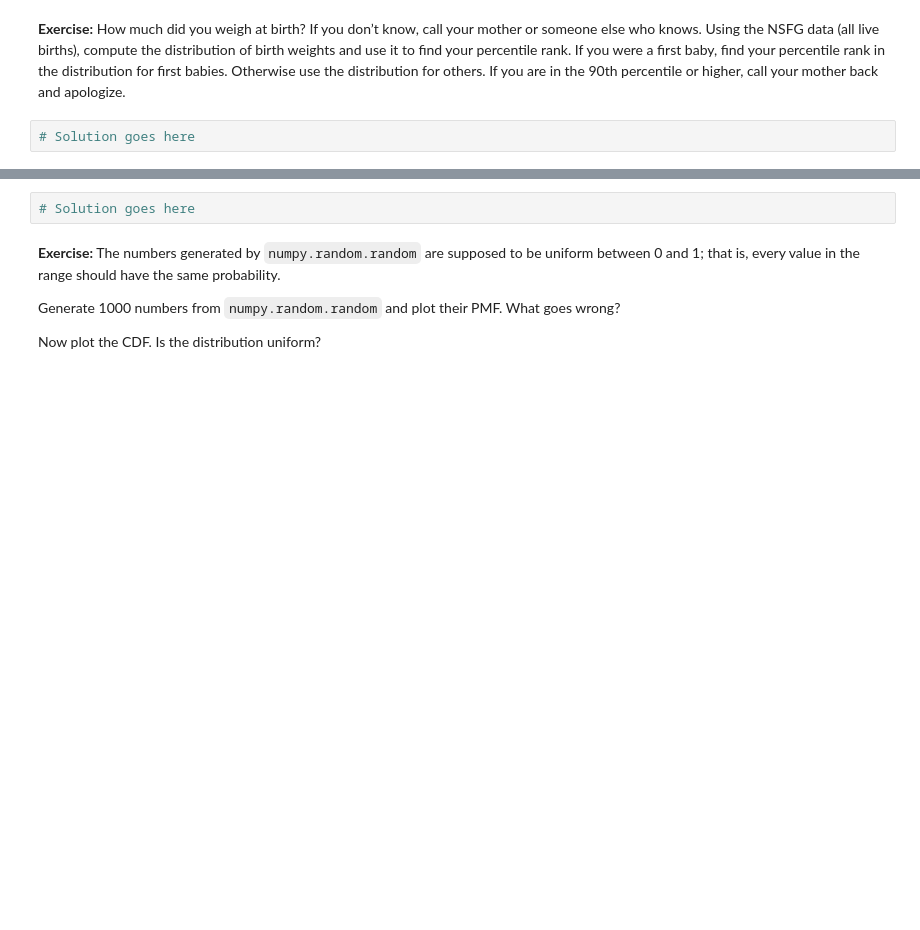
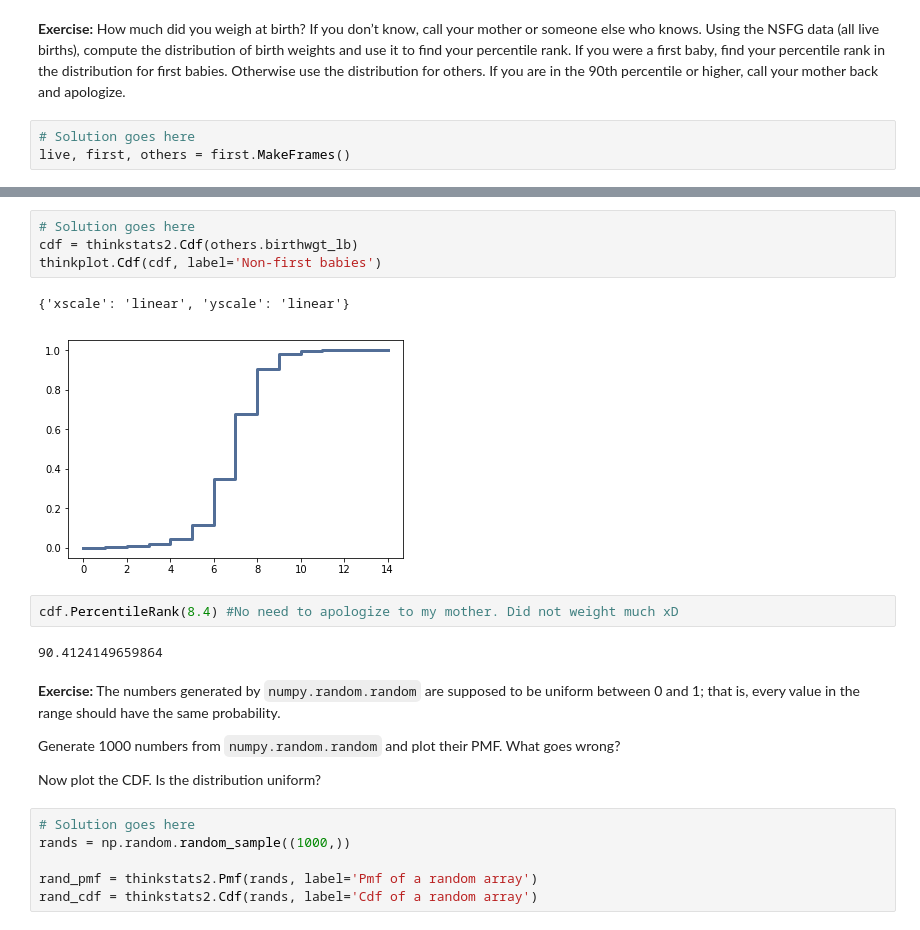
Before and after one commit to joaomarcoslds/ThinkStats2, a Jupyter notebook: code/chap04ex.ipynb, the cells around one changed output, grey strips where cells are left out. Cells and saved outputs as stored; diff of their text form; blank space fills up the shorter version.

```diff
--- a/code/chap04ex.ipynb
+++ b/code/chap04ex.ipynb
@@ -208,3 +208,4 @@ This confirms that the random sample has the same distribution as the original d
 **Exercise:** How much did you weigh at birth? If you don’t know, call your mother or someone else who knows. Using the NSFG data (all live births), compute the distribution of birth weights and use it to find your percentile rank. If you were a first baby, find your percentile rank in the distribution for first babies. Otherwise use the distribution for others. If you are in the 90th percentile or higher, call your mother back and apologize.
 # %%
 # Solution goes here
+live, first, others = first.MakeFrames()
@@ -211,10 +231,25 @@ This confirms that the random sample has the same distribution as the original d
-# %%
-# Solution goes here
+# %%
+# Solution goes here
+cdf = thinkstats2.Cdf(others.birthwgt_lb)
+thinkplot.Cdf(cdf, label='Non-first babies')
+# %% [output]
+{'xscale': 'linear', 'yscale': 'linear'}
+[figure, added]
+# %%
+cdf.PercentileRank(8.4) #No need to apologize to my mother. Did not weight much xD
+# %% [output]
+90.4124149659864
 # %% [markdown]
 **Exercise:** The numbers generated by `numpy.random.random` are supposed to be uniform between 0 and 1; that is, every value in the range should have the same probability.
 
 Generate 1000 numbers from `numpy.random.random` and plot their PMF.  What goes wrong?
 
 Now plot the CDF. Is the distribution uniform?
+# %%
+# Solution goes here
+rands = np.random.random_sample((1000,))
+
+rand_pmf = thinkstats2.Pmf(rands, label='Pmf of a random array')
+rand_cdf = thinkstats2.Cdf(rands, label='Cdf of a random array')
 # %%
 # Solution goes here
```
Also changed, not shown: parts of 6 cells of this notebook.
